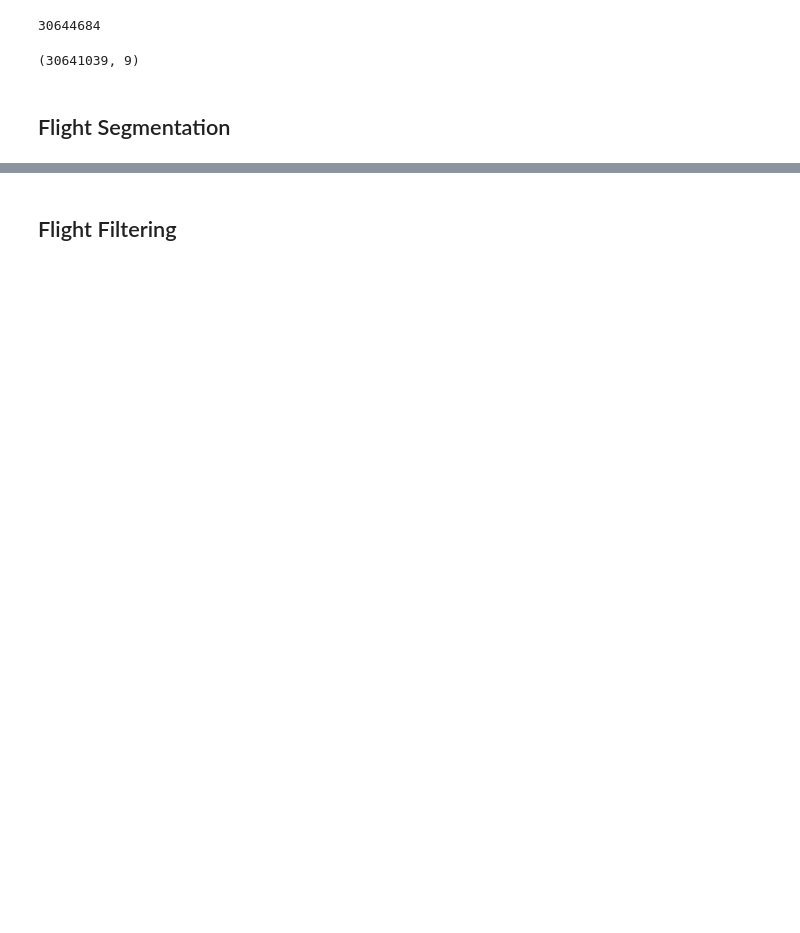
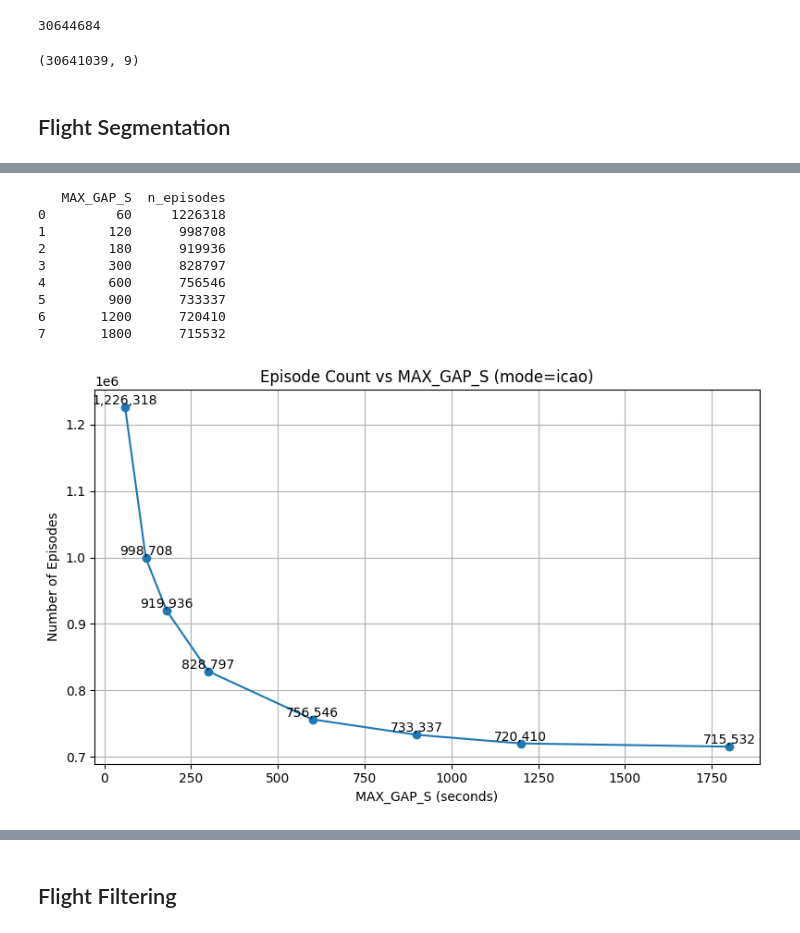
Before and after one commit to yyigitturan/ist-airport-decision-support-system, a Jupyter notebook: src/processing/trajectory_bronze_to_silver.ipynb, the cells around one changed output, grey strips where cells are left out. Drawn from its saved outputs; the diff is of its cells as text; code cells hidden in the pictures; blank space fills up the shorter version.

```diff
--- a/src/processing/trajectory_bronze_to_silver.ipynb
+++ b/src/processing/trajectory_bronze_to_silver.ipynb
@@ -91,9 +118,7 @@ df = df[
 ]
 # %% [markdown]
 ## Flight Segmentation
-# %%
-df["dt_s"] = (
-    df.groupby("icao")["point_timestamp"]
-      .diff()
-      .dt.total_seconds()
-)
+# %%
+df = df.sort_values(["icao", "point_timestamp"]).reset_index(drop=True)
+# %%
+df["dt_s"] = df.groupby("icao")["point_timestamp"].diff().dt.total_seconds()
@@ -112 +158,70 @@ Name: dt_s, dtype: float64
+# %%
+THRESHOLDS = np.array([60,120,180,300,600,900,1200,1800], dtype=np.int32)
+MODE = "icao"
+TS_COL = "point_timestamp"
+
+required = [TS_COL, MODE]
+missing = [c for c in required if c not in df.columns]
+if missing:
+    raise ValueError(f"Eksik kolon(lar): {missing}. df.columns={list(df.columns)}")
+
+df = df.copy()
+df[TS_COL] = pd.to_datetime(df[TS_COL], utc=True, errors="coerce")
+df = df.dropna(subset=[MODE, TS_COL]).copy()
+
+df = df.sort_values([MODE, TS_COL], kind="mergesort").reset_index(drop=True)
+
+dt = df.groupby(MODE, sort=False)[TS_COL].diff().dt.total_seconds()
+
+dt = dt.astype("float32")
+
+base_episodes = int(df[MODE].nunique())
+
+# =========================
+# COUNT EPISODES FOR EACH THRESHOLD
+# =========================
+episode_counts = []
+for th in THRESHOLDS:
+    cuts = (dt > th)  # grup içinde gap varsa yeni episode
+    n_episodes = base_episodes + int(cuts.sum())
+    episode_counts.append(n_episodes)
+
+episode_counts = np.array(episode_counts, dtype=np.int64)
+
+# =========================
+# RESULT TABLE
+# =========================
+res = pd.DataFrame({
+    "MAX_GAP_S": THRESHOLDS,
+    "n_episodes": episode_counts
+})
+
+print(res)
+
+# =========================
+# PLOT
+# =========================
+plt.figure(figsize=(8, 5))
+plt.plot(THRESHOLDS, episode_counts, marker="o")
+plt.xlabel("MAX_GAP_S (seconds)")
+plt.ylabel("Number of Episodes")
+plt.title(f"Episode Count vs MAX_GAP_S (mode={MODE})")
+plt.grid(True)
+
+for x, y in zip(THRESHOLDS, episode_counts):
+    plt.text(int(x), int(y), f"{int(y):,}", ha="center", va="bottom")
+
+plt.tight_layout()
+plt.show()
+# %% [output]
+   MAX_GAP_S  n_episodes
+0         60     1226318
+1        120      998708
+2        180      919936
+3        300      828797
+4        600      756546
+5        900      733337
+6       1200      720410
+7       1800      715532
+[figure, added]
 # %%
```
Also changed, not shown: parts of 27 cells of this notebook.
